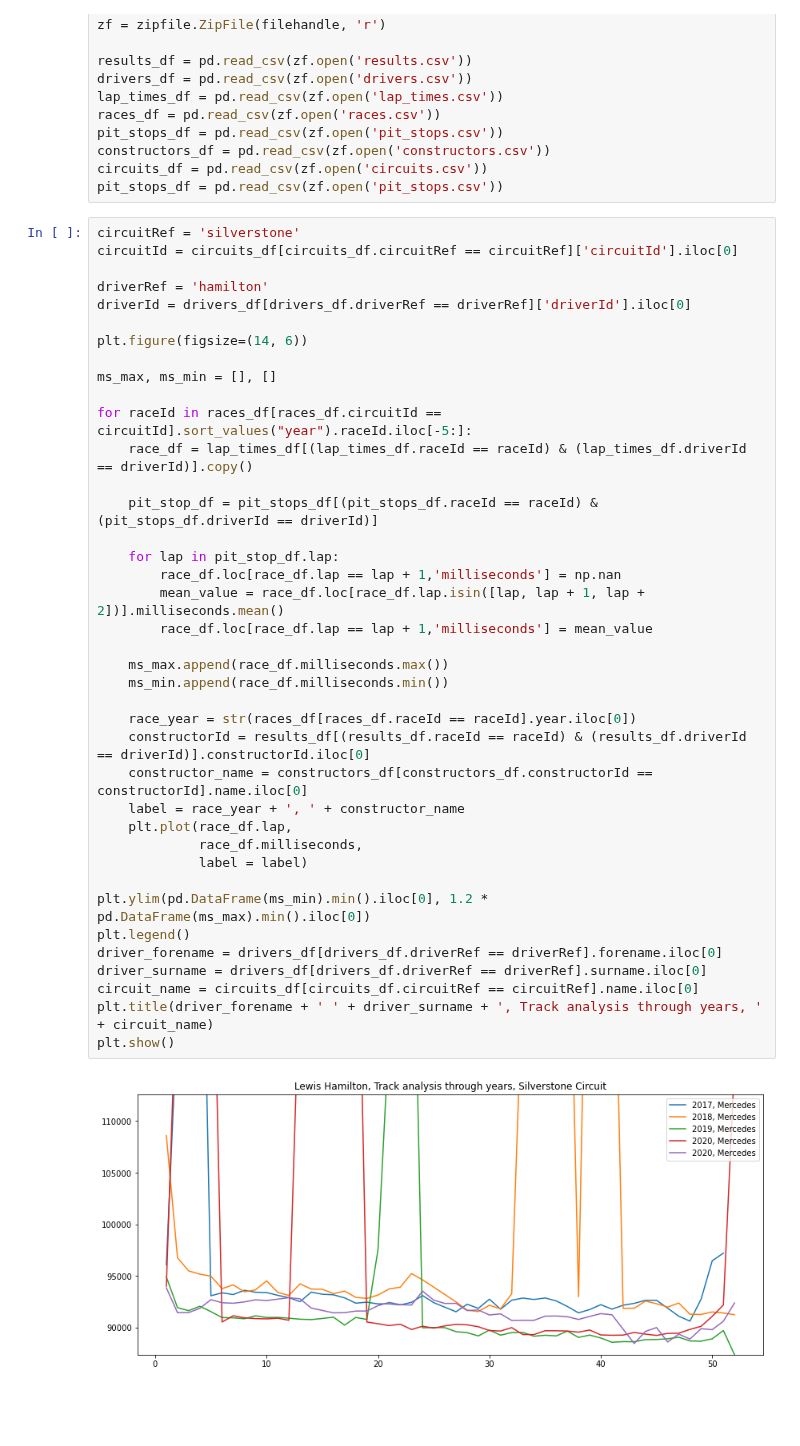
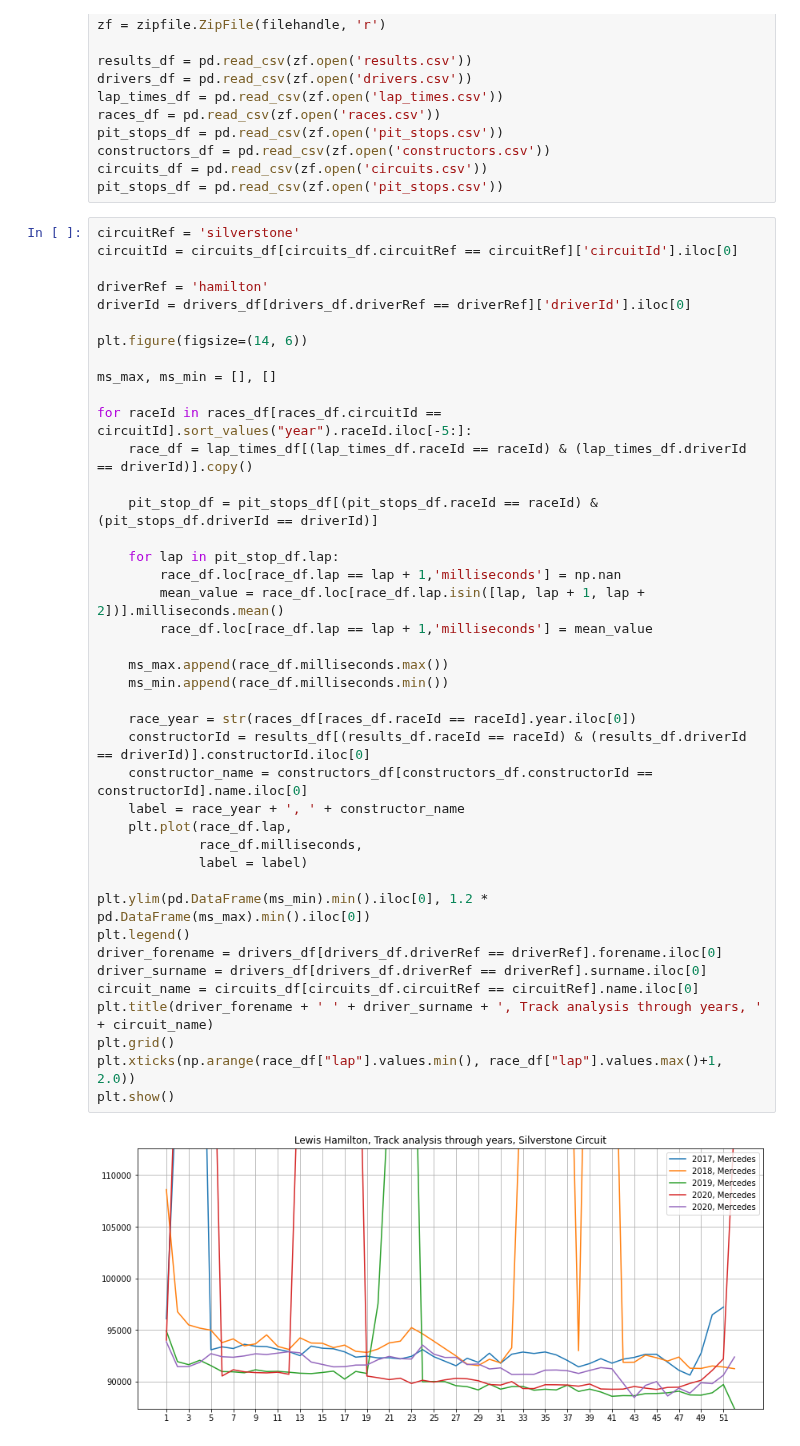
Before and after one commit to cnkndmr/formula1-data-analysis, a Jupyter notebook: src/03-driver_laptime_by_race.ipynb, the cells around one changed output. Drawn from its saved outputs; the diff is of its cells as text; blank space fills up the shorter version.

Commit message:
grid added

```diff
--- a/src/03-driver_laptime_by_race.ipynb
+++ b/src/03-driver_laptime_by_race.ipynb
@@ -30,31 +30,33 @@ ms_max, ms_min = [], []
 
 for raceId in races_df[races_df.circuitId == circuitId].sort_values("year").raceId.iloc[-5:]:
     race_df = lap_times_df[(lap_times_df.raceId == raceId) & (lap_times_df.driverId == driverId)].copy()
 
     pit_stop_df = pit_stops_df[(pit_stops_df.raceId == raceId) & (pit_stops_df.driverId == driverId)]
 
     for lap in pit_stop_df.lap:
         race_df.loc[race_df.lap == lap + 1,'milliseconds'] = np.nan
         mean_value = race_df.loc[race_df.lap.isin([lap, lap + 1, lap + 2])].milliseconds.mean()
         race_df.loc[race_df.lap == lap + 1,'milliseconds'] = mean_value
 
     ms_max.append(race_df.milliseconds.max())
     ms_min.append(race_df.milliseconds.min())
 
     race_year = str(races_df[races_df.raceId == raceId].year.iloc[0])
     constructorId = results_df[(results_df.raceId == raceId) & (results_df.driverId == driverId)].constructorId.iloc[0]
     constructor_name = constructors_df[constructors_df.constructorId == constructorId].name.iloc[0]
     label = race_year + ', ' + constructor_name
     plt.plot(race_df.lap,
              race_df.milliseconds,
              label = label)
 
 plt.ylim(pd.DataFrame(ms_min).min().iloc[0], 1.2 * pd.DataFrame(ms_max).min().iloc[0])
 plt.legend()
 driver_forename = drivers_df[drivers_df.driverRef == driverRef].forename.iloc[0]
 driver_surname = drivers_df[drivers_df.driverRef == driverRef].surname.iloc[0]
 circuit_name = circuits_df[circuits_df.circuitRef == circuitRef].name.iloc[0]
 plt.title(driver_forename + ' ' + driver_surname + ', Track analysis through years, ' + circuit_name)
+plt.grid()
+plt.xticks(np.arange(race_df["lap"].values.min(), race_df["lap"].values.max()+1, 2.0))
 plt.show()
 # %% [output]
-[figure, old version]
+[figure, new version]
```
